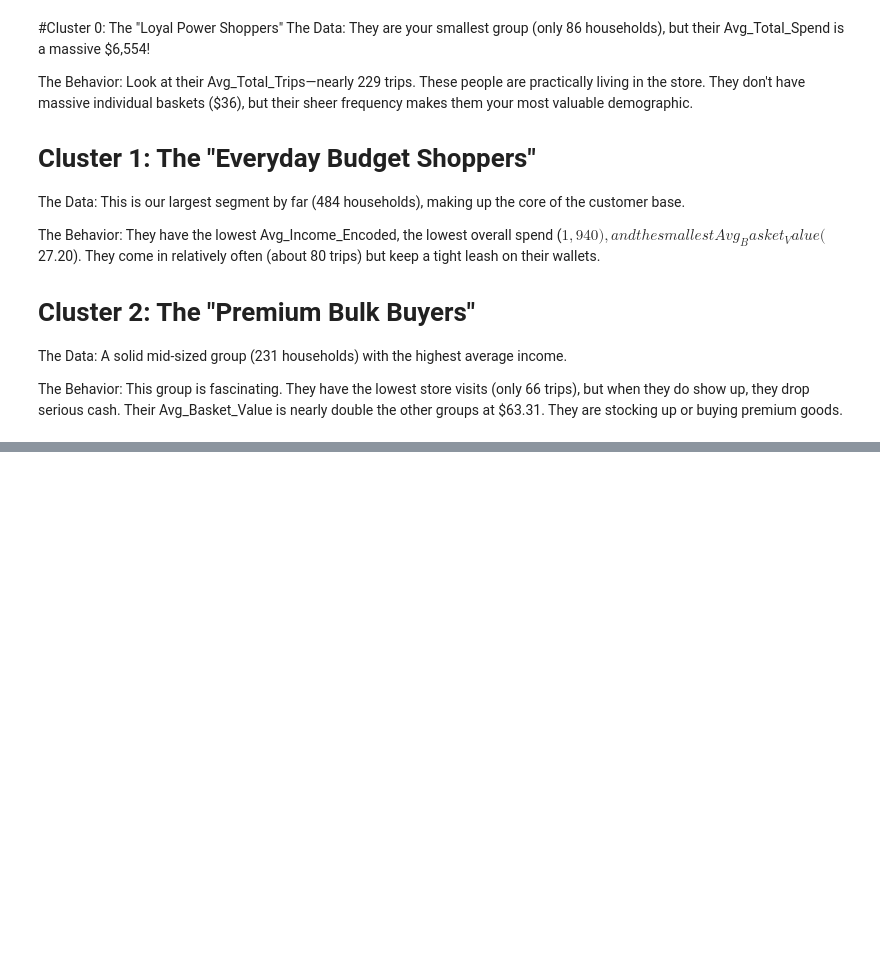
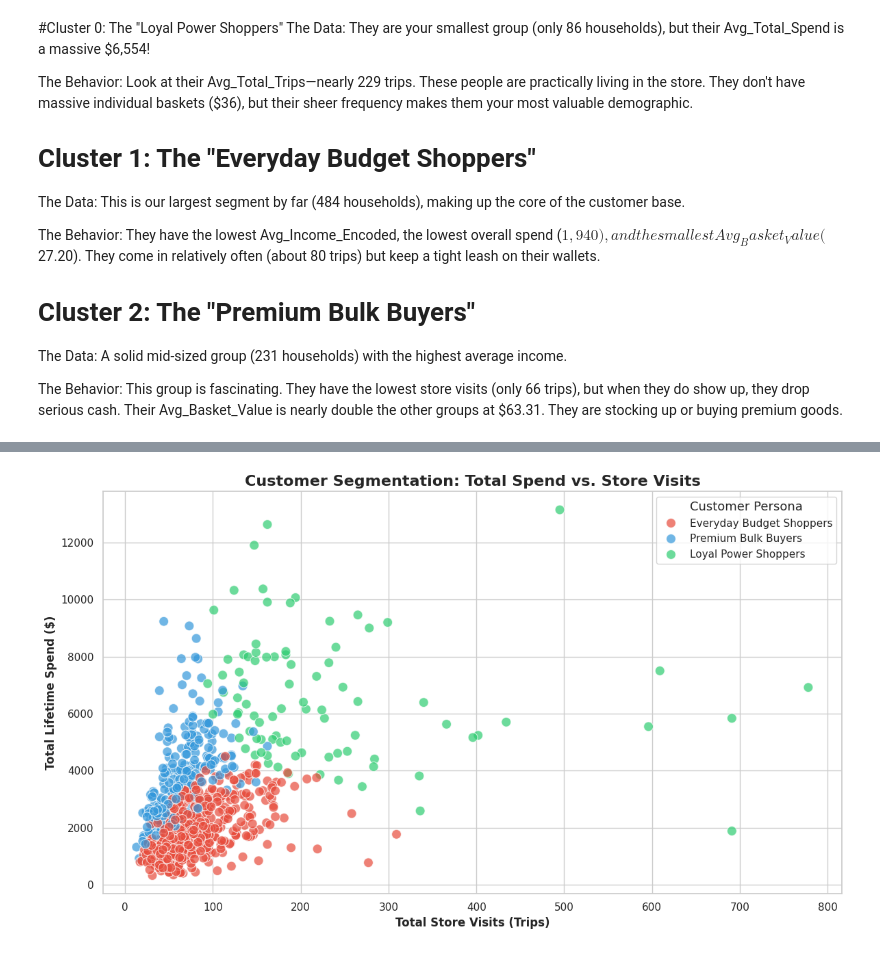
Before and after one commit to sultanjacob/Applied-Machine-Learning, a Jupyter notebook: 03_clustering/02_KMeans_Customer_Segmentation.ipynb, the cells around one changed output, grey strips where cells are left out. Saved outputs shown, nothing was run; the diff lists cells and outputs as text; code cells hidden in the pictures; blank space fills up the shorter version.

Commit message:
visualising the customer segments

```diff
--- a/03_clustering/02_KMeans_Customer_Segmentation.ipynb
+++ b/03_clustering/02_KMeans_Customer_Segmentation.ipynb
@@ -155,0 +165,37 @@ The Behavior: This group is fascinating. They have the lowest store visits (only
+# %%
+import matplotlib.pyplot as plt
+import seaborn as sns
+
+# 1. Map the mathematical cluster numbers to our business persona names
+persona_map = {
+    0: 'Loyal Power Shoppers',
+    1: 'Everyday Budget Shoppers',
+    2: 'Premium Bulk Buyers'
+}
+df['Persona'] = df['Cluster'].map(persona_map)
+
+# 2. Set up the visualization canvas
+plt.figure(figsize=(12, 7))
+sns.set_theme(style="whitegrid")
+
+# 3. Create the scatter plot
+sns.scatterplot(
+    data=df,
+    x='total_transactions',
+    y='total_spend',
+    hue='Persona',
+    palette=['#e74c3c', '#3498db', '#2ecc71'], # Red, Blue, Green
+    s=100,    # Size of the dots
+    alpha=0.7 # Slight transparency to see overlapping points
+)
+
+# 4. Clean up the labels and aesthetics
+plt.title('Customer Segmentation: Total Spend vs. Store Visits', fontsize=16, fontweight='bold')
+plt.xlabel('Total Store Visits (Trips)', fontsize=12, fontweight='bold')
+plt.ylabel('Total Lifetime Spend ($)', fontsize=12, fontweight='bold')
+plt.legend(title='Customer Persona', title_fontsize='13', fontsize='11')
+
+plt.tight_layout()
+plt.show()
+# %% [output]
+[figure, added]
```
Also changed, not shown: parts of 2 cells of this notebook.
